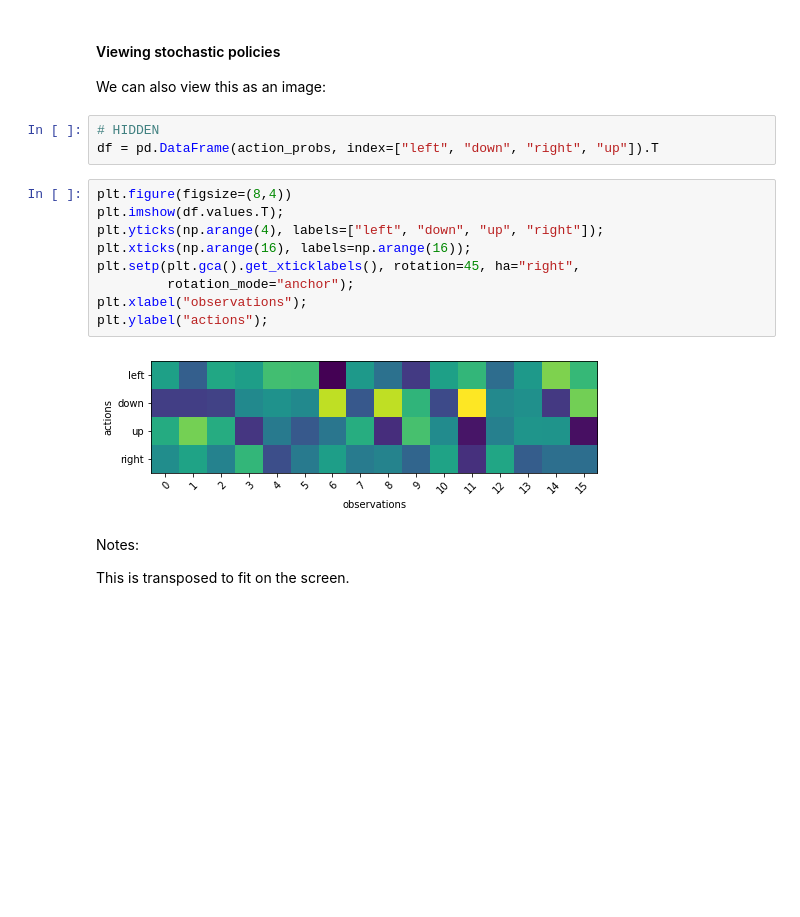
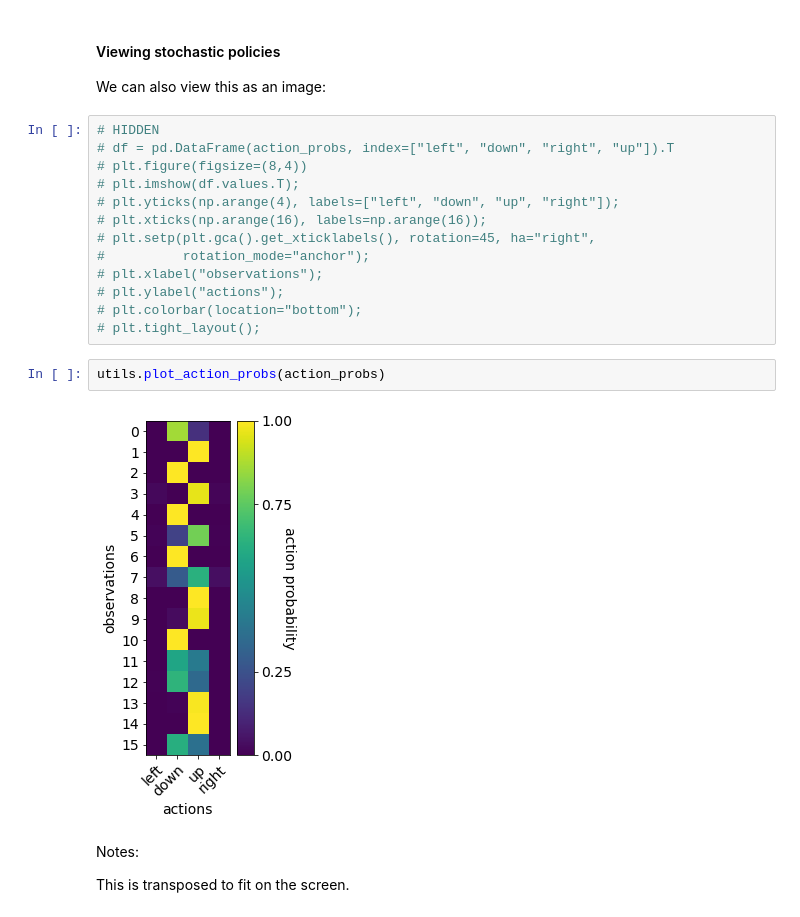
Before and after one commit to anyscale/rl-course, a Jupyter notebook: notebooks/02-rllib/02_02_rllib-continued.ipynb, the cells around one changed output. Saved outputs shown, nothing was run; the diff lists cells and outputs as text; blank space fills up the shorter version.

```diff
--- a/notebooks/02-rllib/02_02_rllib-continued.ipynb
+++ b/notebooks/02-rllib/02_02_rllib-continued.ipynb
@@ -252,20 +267,23 @@ pd.DataFrame(action_probs, index=["left", "down", "right", "up"]).T
 #### Viewing stochastic policies
 
 We can also view this as an image:
-# %%
-# HIDDEN
-df = pd.DataFrame(action_probs, index=["left", "down", "right", "up"]).T
 # %%
-plt.figure(figsize=(8,4))
-plt.imshow(df.values.T);
-plt.yticks(np.arange(4), labels=["left", "down", "up", "right"]);
-plt.xticks(np.arange(16), labels=np.arange(16));
-plt.setp(plt.gca().get_xticklabels(), rotation=45, ha="right",
-         rotation_mode="anchor");
-plt.xlabel("observations");
-plt.ylabel("actions");
+# HIDDEN
+# df = pd.DataFrame(action_probs, index=["left", "down", "right", "up"]).T
+# plt.figure(figsize=(8,4))
+# plt.imshow(df.values.T);
+# plt.yticks(np.arange(4), labels=["left", "down", "up", "right"]);
+# plt.xticks(np.arange(16), labels=np.arange(16));
+# plt.setp(plt.gca().get_xticklabels(), rotation=45, ha="right",
+#          rotation_mode="anchor");
+# plt.xlabel("observations");
+# plt.ylabel("actions");
+# plt.colorbar(location="bottom");
+# plt.tight_layout();
-# %% [output]
-[figure, removed]
+# %%
+utils.plot_action_probs(action_probs)
+# %% [output]
+[figure, added]
 # %% [markdown]
 Notes:
 
```
Also changed, not shown: parts of 21 cells of this notebook, 2 other files.
